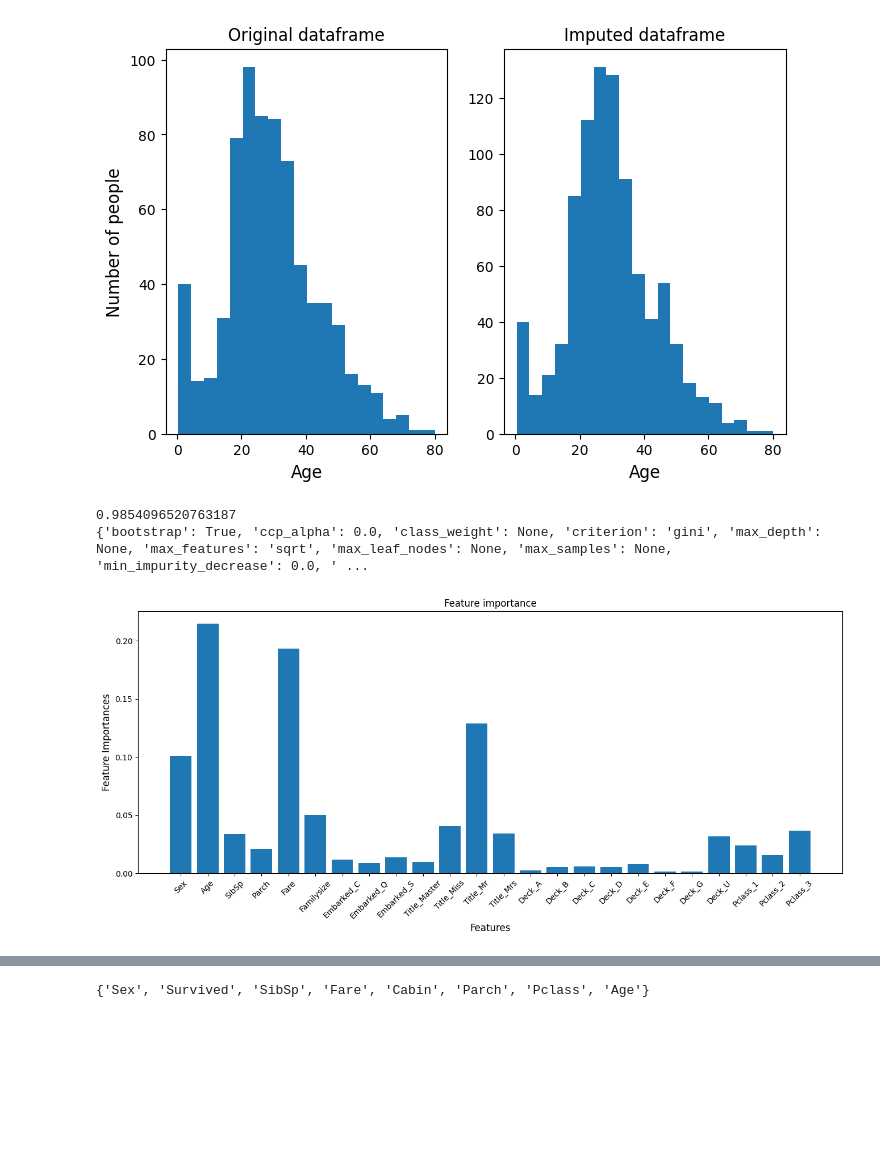
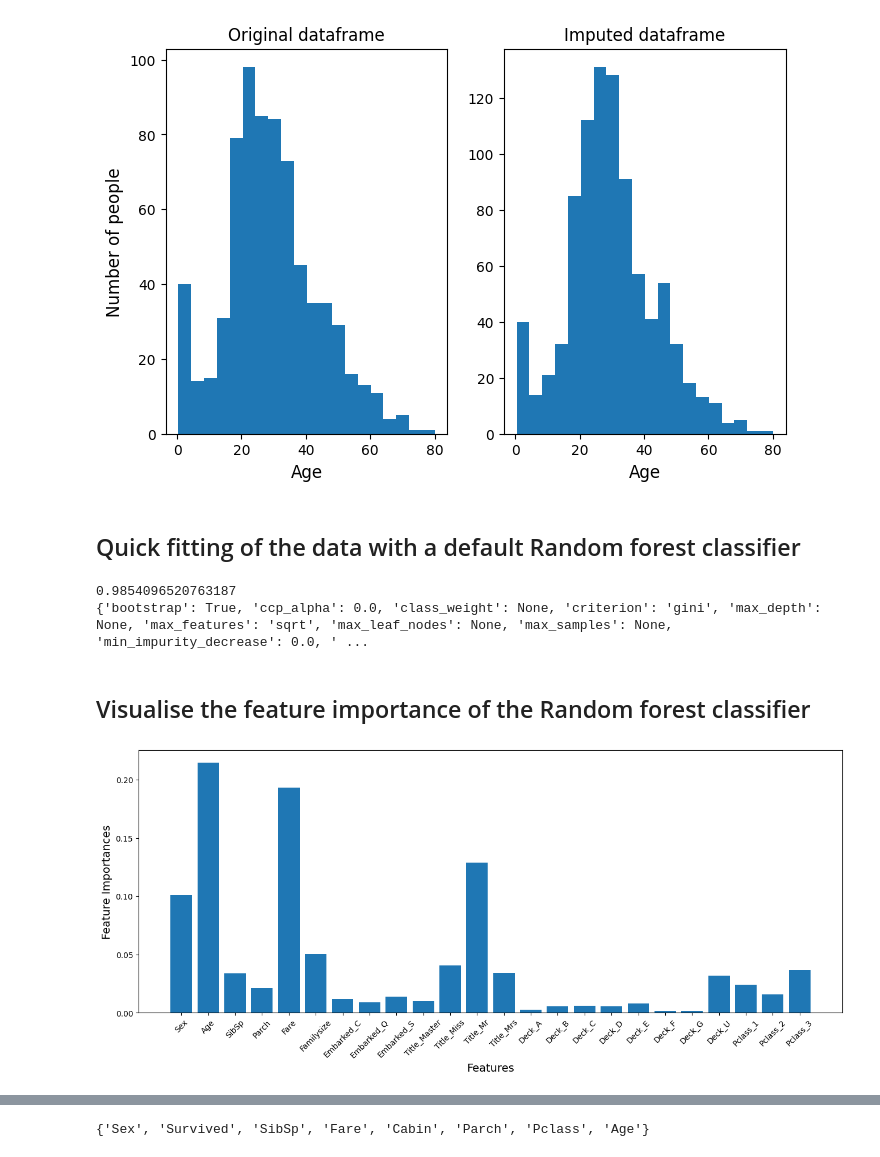
Before and after one commit to lnsayer/kaggle-projects, a Jupyter notebook: final-titanic-notebook.ipynb, the cells around one changed output, grey strips where cells are left out. Cells and saved outputs as stored; diff of their text form; code cells hidden in the pictures; blank space fills up the shorter version.

```diff
--- a/final-titanic-notebook.ipynb
+++ b/final-titanic-notebook.ipynb
@@ -309,4 +330,6 @@ print(train_df["Age"].isna().sum())
 0
 177
 [figure]
+# %% [markdown]
+## Quick fitting of the data with a default Random forest classifier
 # %%
@@ -342,27 +364,28 @@ print(clf.get_params())
 # %% [output]
 0.9854096520763187
 {'bootstrap': True, 'ccp_alpha': 0.0, 'class_weight': None, 'criterion': 'gini', 'max_depth': None, 'max_features': 'sqrt', 'max_leaf_nodes': None, 'max_samples': None, 'min_impurity_decrease': 0.0, ' ...
+# %% [markdown]
+## Visualise the feature importance of the Random forest classifier
 # %%
 # Gives the importance of different features of the model
 importance = clf.feature_importances_
 
 # Shortened columns to appear on one plot
 columns = x_train.columns
 
 # The importance of the different feautures according to the model
 importance_dictionary = {columns[i] : importance[i] for i in range(len(importance)) }
 importance
 
 keys = importance_dictionary.keys()
 values = importance_dictionary.values()
 
 # Plotting the feature importance
 plt.figure(figsize=(16, 6))
 plt.bar(keys, values)
-plt.xlabel('Features', size=12)
-plt.ylabel('Feature Importances', size=12)
-plt.title('Feature importance')
+plt.xlabel('Features', size=14)
+plt.ylabel('Feature Importances', size=14)
 plt.xticks(rotation=45)
 plt.show()
 # %% [output]
-[figure, old version]
+[figure, new version]
```
Also changed, not shown: parts of 22 cells of this notebook.
